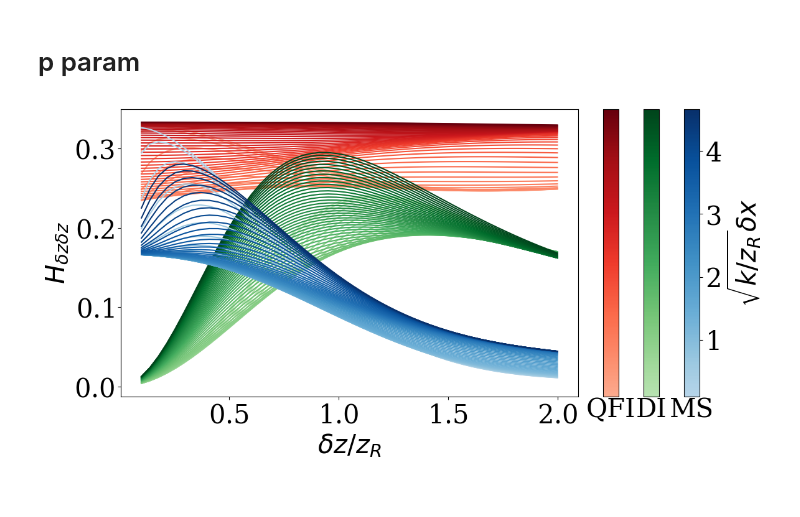
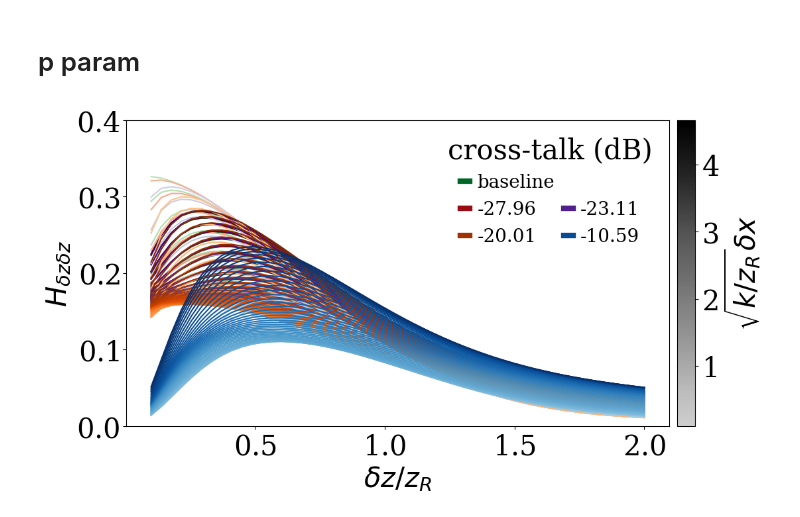
Before and after one commit to jernejfrank/rayfish, a Jupyter notebook: examples/distance_3_point_sources_mixing_hg_xy/simulation.ipynb, the cells around one changed output. Drawn from its saved outputs; the diff is of its cells as text; code cells hidden in the pictures.

```diff
--- a/examples/distance_3_point_sources_mixing_hg_xy/simulation.ipynb
+++ b/examples/distance_3_point_sources_mixing_hg_xy/simulation.ipynb
@@ -208,57 +108,18 @@ plt.show()
 # %% [markdown]
 # p param
 # %%
-# fig, axs = create_fig_and_ax(3)
-
-# qfi_cm = plot_individual_fi(
-#     fig, axs, np.transpose(qfi_[:, :, 1, 1]), p_range, x_range, "Reds", 1, "QFI"
-# )
-# di_cm = plot_individual_fi(
-#     fig, axs, np.transpose(fi_di_[:, :, 1, 1]), p_range, x_range, "Greens", 2, "DI"
-# )
-# qfi_cm = plot_individual_fi(
-#     fig,
-#     axs,
-#     np.transpose(np.sum(fi_ms_, axis=2)[:, :, 1, 1]),
-#     p_range,
-#     x_range,
-#     "Blues",
-#     3,
-#     "MS",
-#     False,
-# )
-
-# axs[3].set_ylabel(r"$\sqrt{k/z_R} \delta x$")
-# axs[0].set_xlabel(r"$\delta z / z_R$")
-# axs[0].set_ylabel(r"$H_{\delta z \delta z}$")
-
-
-# fig.savefig(f"p_param_fi_comparison.{FORMAT}", format=FORMAT, bbox_inches="tight")
-
-# plt.show()
-
-# fig, axs = create_fig_and_ax(len(fis))
-# for i, fi in enumerate(fis):
-#     ms_cm = plot_individual_fi(
-#         fig,
-#         axs,
-#         np.sum(fi, axis=2)[:, :, 1, 1],
-#         p_range,
-#         x_range,
-#         continuous_cmaps[i],
-#         i + 1,
-#         "",
-#     )
-
-
-# axs[0].legend(handles=handles, title="cross-talk (dB)", frameon=False, loc="best")
-# axs[0].set_ylim(0, 0.4)
-# axs[len(fis)].set_ylabel(r"$\delta z / z_R$")
-# axs[0].set_xlabel(r"$\sqrt{k/z_R} \delta x$")
-# axs[0].set_ylabel(r"$H_{\delta x \delta x}$")
-
-# # fig.savefig(f"s_param_fi_comparison.{FORMAT}", format=FORMAT, bbox_inches="tight")
-# plt.show()
+fig, axs = plot_fi_comparison(
+    [np.transpose(np.sum(fi, axis=2)[:, :, 1, 1]) for fi in fis],
+    p_range,
+    x_range,
+    selected_eps,
+    cmaps=continuous_cmaps[: len(fis)],
+    xlabel=r"$\delta z / z_R$",
+    ylabel=r"$H_{\delta z \delta z}$",
+    gradient_label=r"$\sqrt{k/z_R} \delta x$",
+    ylim=(0, 0.4),
+    baseline_first=True,
+)
 # %% [output]
-[figure, old version]
+[figure, new version]
 # %%
```
Also changed, not shown: parts of 9 cells of this notebook, 1 other file.
